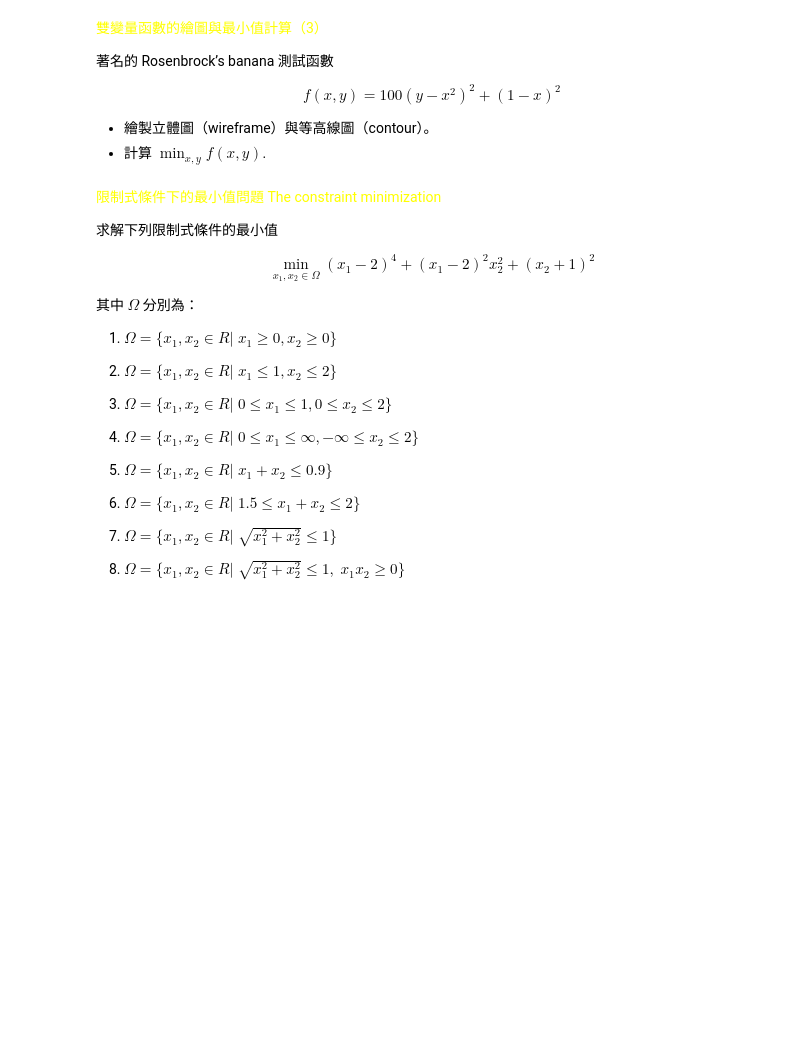
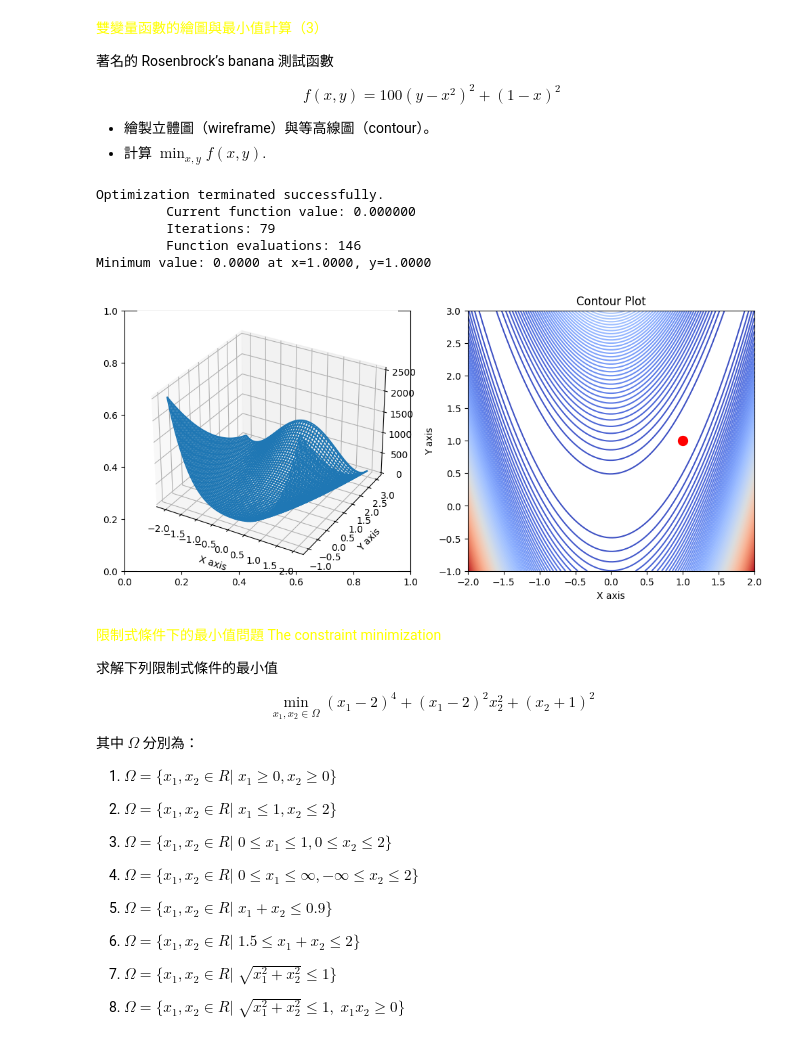
Before and after one commit to ntpuccw/InClassCoding, a Jupyter notebook: gar1021.ipynb, the cells around one changed output. Cells and saved outputs as stored; diff of their text form; code cells hidden in the pictures; blank space fills up the shorter version.

```diff
--- a/gar1021.ipynb
+++ b/gar1021.ipynb
@@ -135,6 +135,50 @@ $$f(x, y) = 100(y-x^2)^2 + (1-x)^2$$
 
 - 繪製立體圖（wireframe）與等高線圖（contour）。
 - 計算 $\displaystyle\min_{x, y} f(x, y)$.
+# %%
+# draw the wireframe for f(x,y) = 100*(y-x^2)^2 + (1-x)^2
+import numpy as np
+import matplotlib.pyplot as plt
+from matplotlib import cm
+import scipy.optimize as opt
+
+f = lambda x: 100*(x[1]-x[0]**2)**2 + (1-x[0])**2
+
+# compute the minimum of the function f(x,y) = 100*(y-x^2)^2 + (1-x)^2
+result = opt.fmin(func=f, x0=[0,0])
+# print the result of the optimization
+# print the result to decimal places 4
+print(f"Minimum value: {f(result):.4f} at x={result[0]:.4f}, y={result[1]:.4f}")
+
+x = np.linspace(-2, 2, 100)
+y = np.linspace(-1, 3, 100)
+X, Y = np.meshgrid(x, y)
+Z = f([X, Y])
+
+# plot a 1x2 grid of subplots, left subplot is the wireframe, right subplot is the contour
+fig, (ax1, ax2) = plt.subplots(1, 2, figsize=(12, 5))
+# ax1 nees to be a 3D subplot
+ax1 = fig.add_subplot(121, projection='3d')
+ax1.plot_wireframe(X, Y, Z)
+ax1.set_xlabel('X axis')
+ax1.set_ylabel('Y axis')
+# ax1.set_zlabel('Z axis')
+
+ax2.contour(X, Y, Z, cmap=cm.coolwarm, levels=100)
+# add a cross at the minimum point
+ax2.plot(result[0], result[1], 'ro', markersize=10)
+ax2.set_xlabel('X axis')
+ax2.set_ylabel('Y axis')
+ax2.set_title('Contour Plot')
+
+plt.show()
+# %% [output]
+Optimization terminated successfully.
+         Current function value: 0.000000
+         Iterations: 79
+         Function evaluations: 146
+Minimum value: 0.0000 at x=1.0000, y=1.0000
+[figure, added]
 # %% [markdown]
 <font color=yellow>限制式條件下的最小值問題 The constraint minimization</font>
 
```
Also changed, not shown: parts of 3 cells of this notebook.
